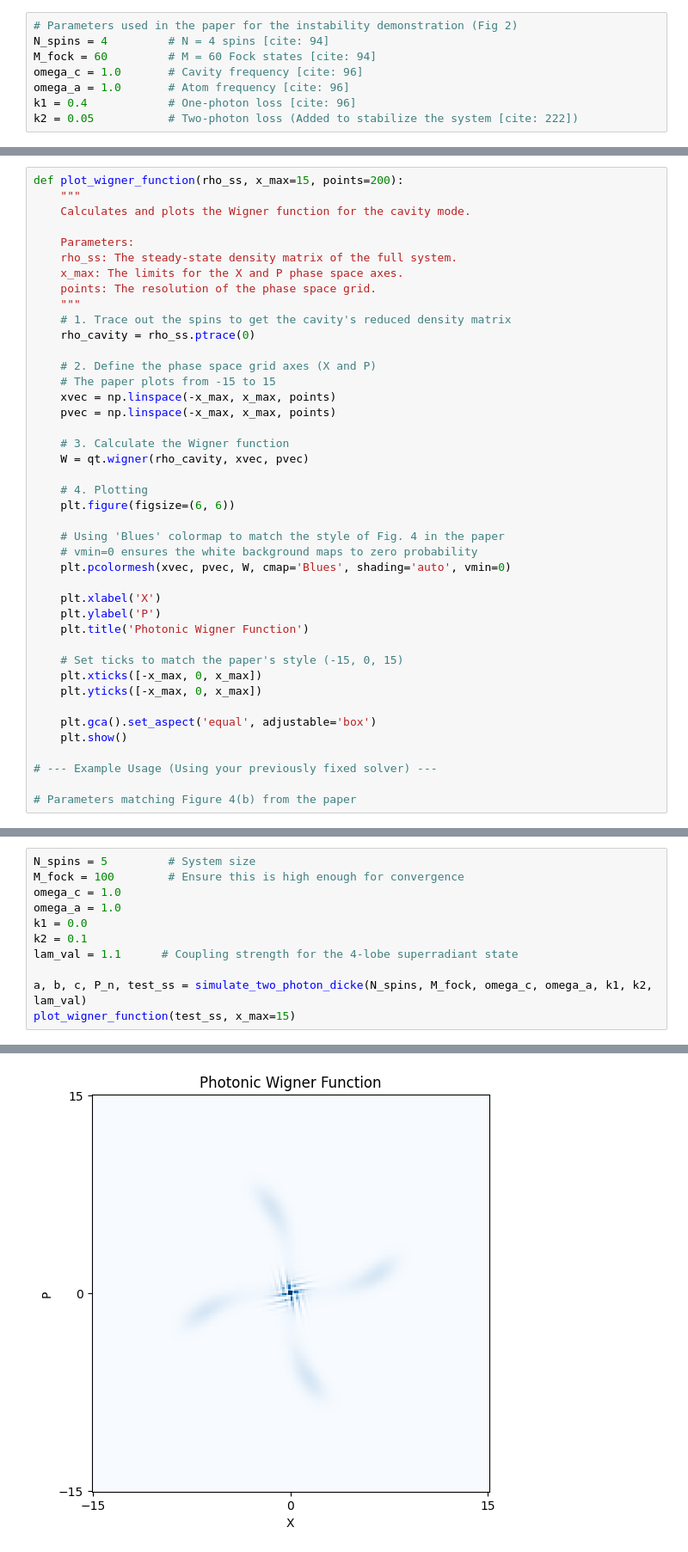
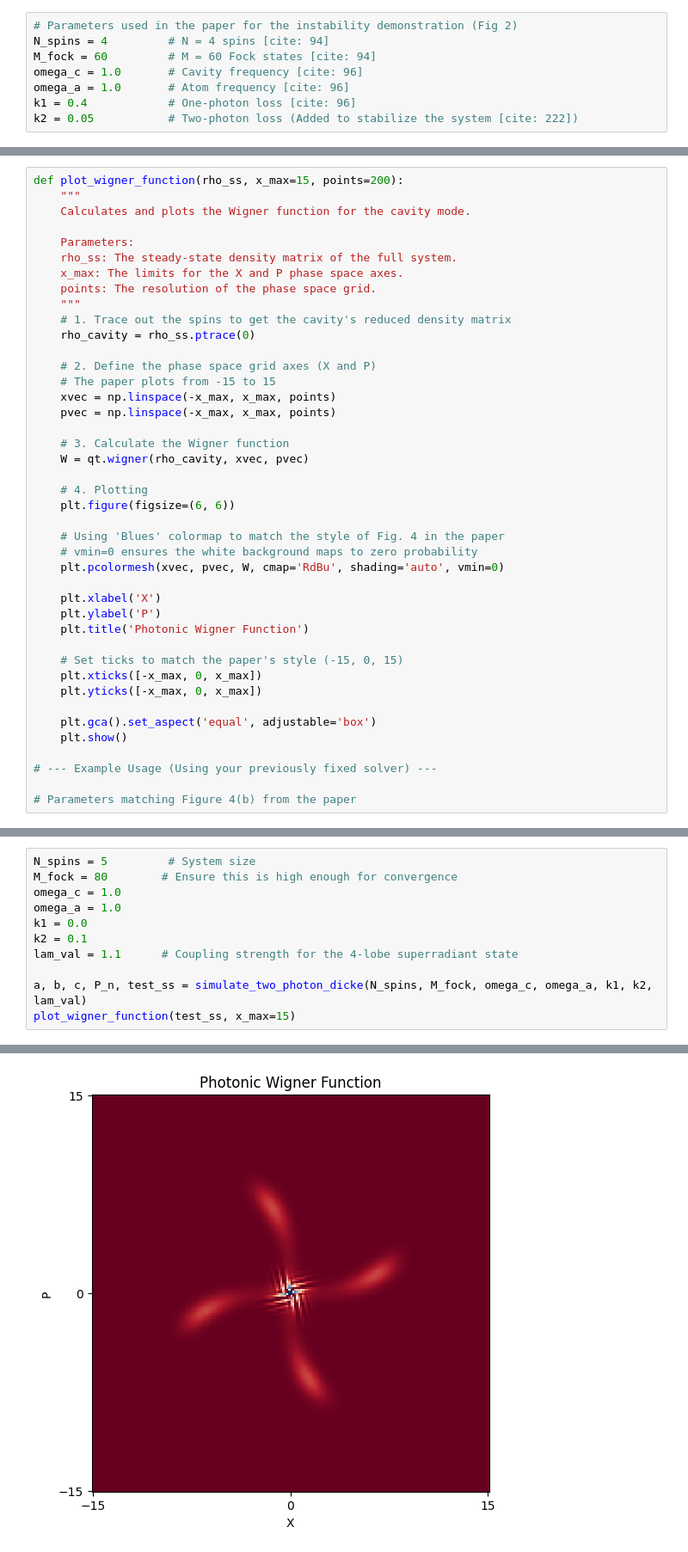
Before and after one commit to IronicOwl/MasterThesisShenanigans, a Jupyter notebook: Lindbladt/tpdt.ipynb, the cells around one changed output, grey strips where cells are left out. Shown at 86% size. Cells and saved outputs as stored; diff of their text form.

Commit message:
More plots

```diff
--- a/Lindbladt/tpdt.ipynb
+++ b/Lindbladt/tpdt.ipynb
@@ -145,7 +145,7 @@ def plot_wigner_function(rho_ss, x_max=15, points=200):
 
     # Using 'Blues' colormap to match the style of Fig. 4 in the paper
     # vmin=0 ensures the white background maps to zero probability
-    plt.pcolormesh(xvec, pvec, W, cmap='Blues', shading='auto', vmin=0)
+    plt.pcolormesh(xvec, pvec, W, cmap='RdBu', shading='auto', vmin=0)
 
     plt.xlabel('X')
     plt.ylabel('P')
@@ -177,15 +177,15 @@ Finding rho
 [figure]
 # %%
 N_spins = 5         # System size
-M_fock = 100        # Ensure this is high enough for convergence
+M_fock = 80        # Ensure this is high enough for convergence
 omega_c = 1.0
 omega_a = 1.0
 k1 = 0.0
 k2 = 0.1
 lam_val = 1.1      # Coupling strength for the 4-lobe superradiant state
 
 a, b, c, P_n, test_ss = simulate_two_photon_dicke(N_spins, M_fock, omega_c, omega_a, k1, k2, lam_val)
 plot_wigner_function(test_ss, x_max=15)
 # %% [output]
 Finding rho
-[figure, old version]
+[figure, new version]
```
Also changed, not shown: parts of 2 cells of this notebook, 2 other files.
